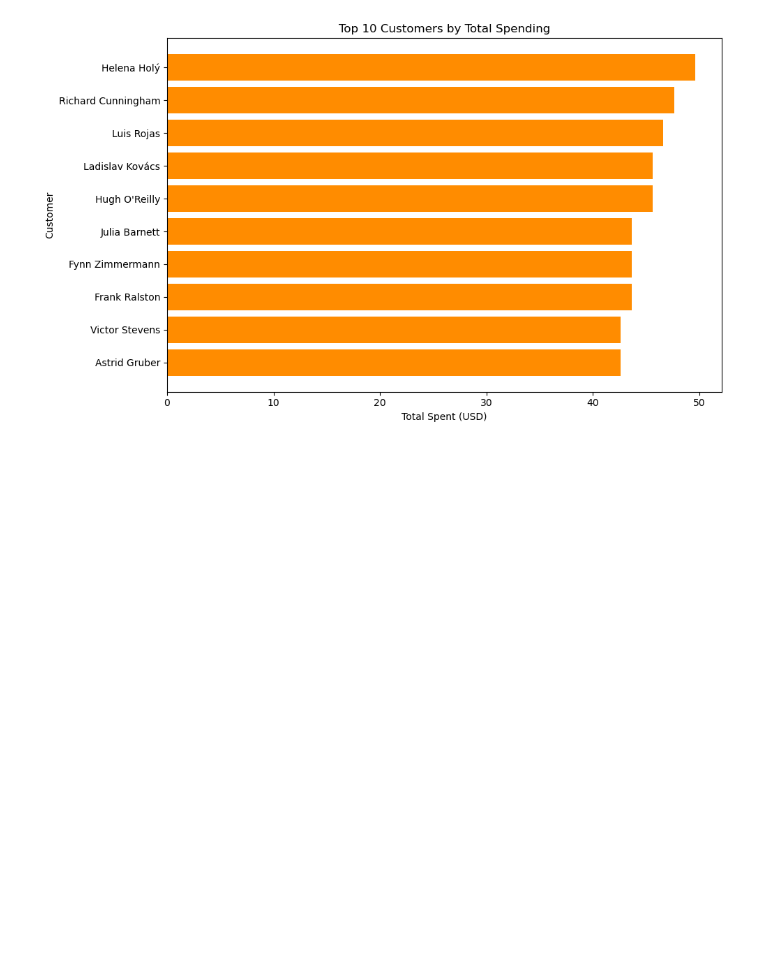
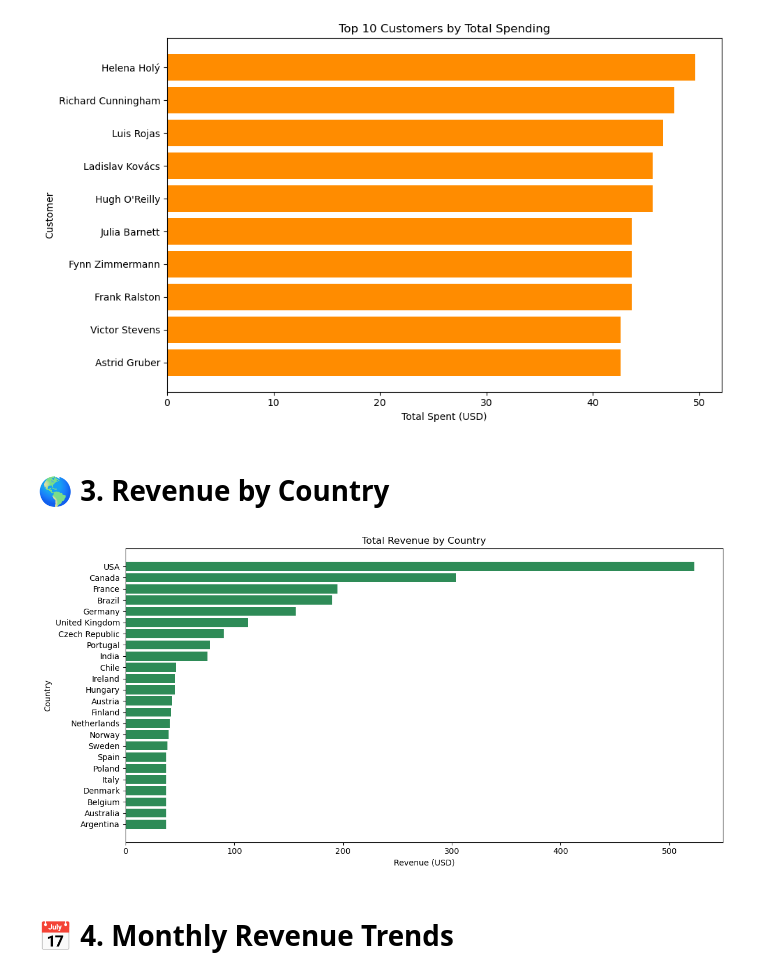
Before and after one commit to SteamyCupGames/Music-Business-Insights---Exploratory-Data-Analysis-with-WSDA_Music, a Jupyter notebook: notebooks/02_analysis_python.ipynb, the cells around one changed output. Cells and saved outputs as stored; diff of their text form; code cells hidden in the pictures; blank space fills up the shorter version.

Commit message:
Created new charts
Added new charts and updated documentation

```diff
--- a/notebooks/02_analysis_python.ipynb
+++ b/notebooks/02_analysis_python.ipynb
@@ -89,3 +89,31 @@ plt.savefig(dst / "top_customers.png")
 plt.show()
 # %% [output]
 [figure]
+# %% [markdown]
+# 🌎 3. Revenue by Country
+# %%
+query_revenue_by_country = """
+SELECT c.country,
+    ROUND(SUM(il.unitprice * il.quantity), 2) AS total_revenue
+FROM invoiceline il
+JOIN invoice i ON il.invoiceid = i.invoiceid
+JOIN customer c ON i.customerid = c.customerid
+GROUP BY c.country
+ORDER BY total_revenue DESC
+"""
+
+df_revenue_country = pd.read_sql(query_revenue_by_country, conn)
+# %%
+plt.figure(figsize=(12, 6))
+plt.barh(df_revenue_country['Country'], df_revenue_country['total_revenue'], color='seagreen')
+plt.title("Total Revenue by Country")
+plt.xlabel("Revenue (USD)")
+plt.ylabel("Country")
+plt.gca().invert_yaxis()
+plt.tight_layout()
+plt.savefig(dst / "revenue_by_country.png")
+plt.show()
+# %% [output]
+[figure, added]
+# %% [markdown]
+# 📅 4. Monthly Revenue Trends
```
Also changed, not shown: parts of 3 cells of this notebook, 2 other files.
